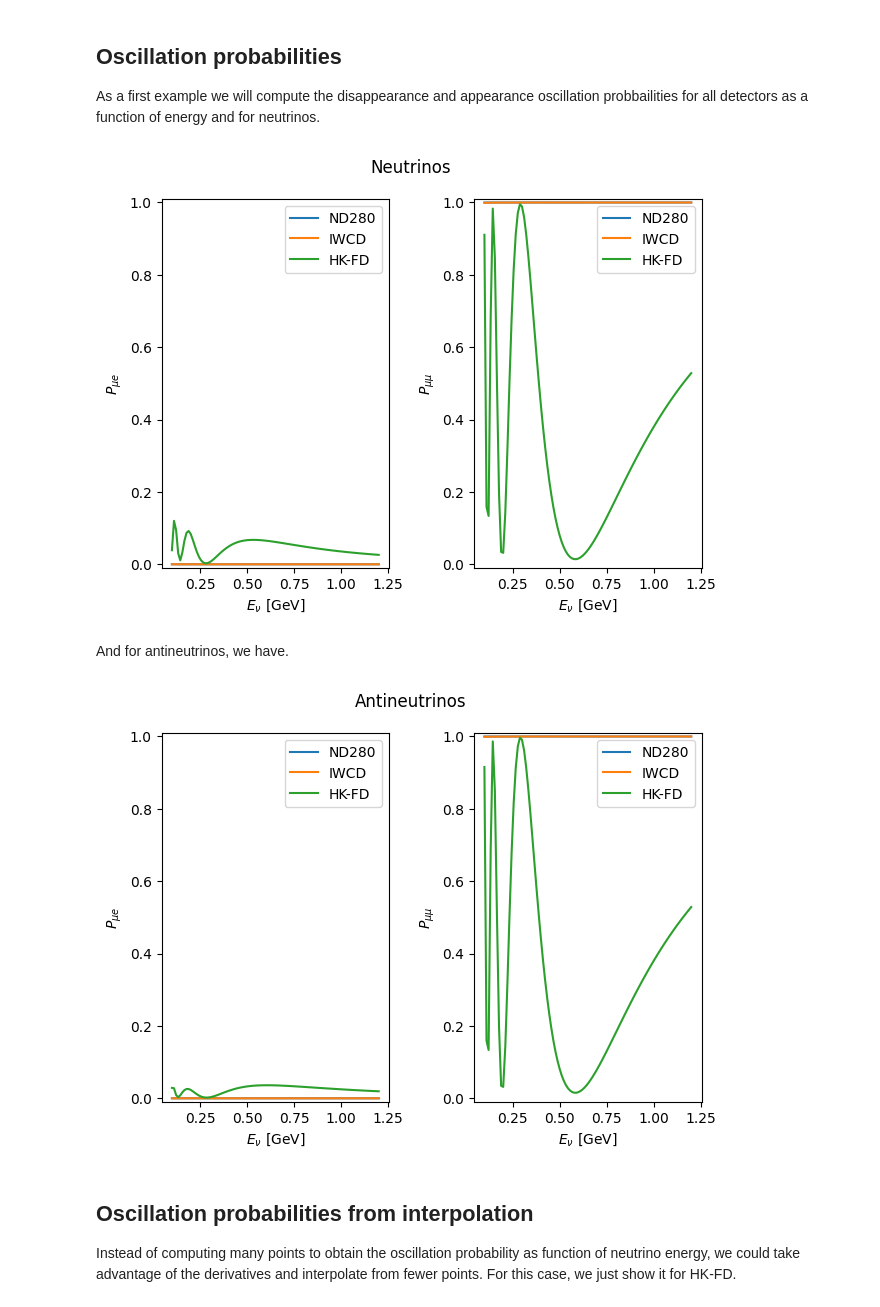
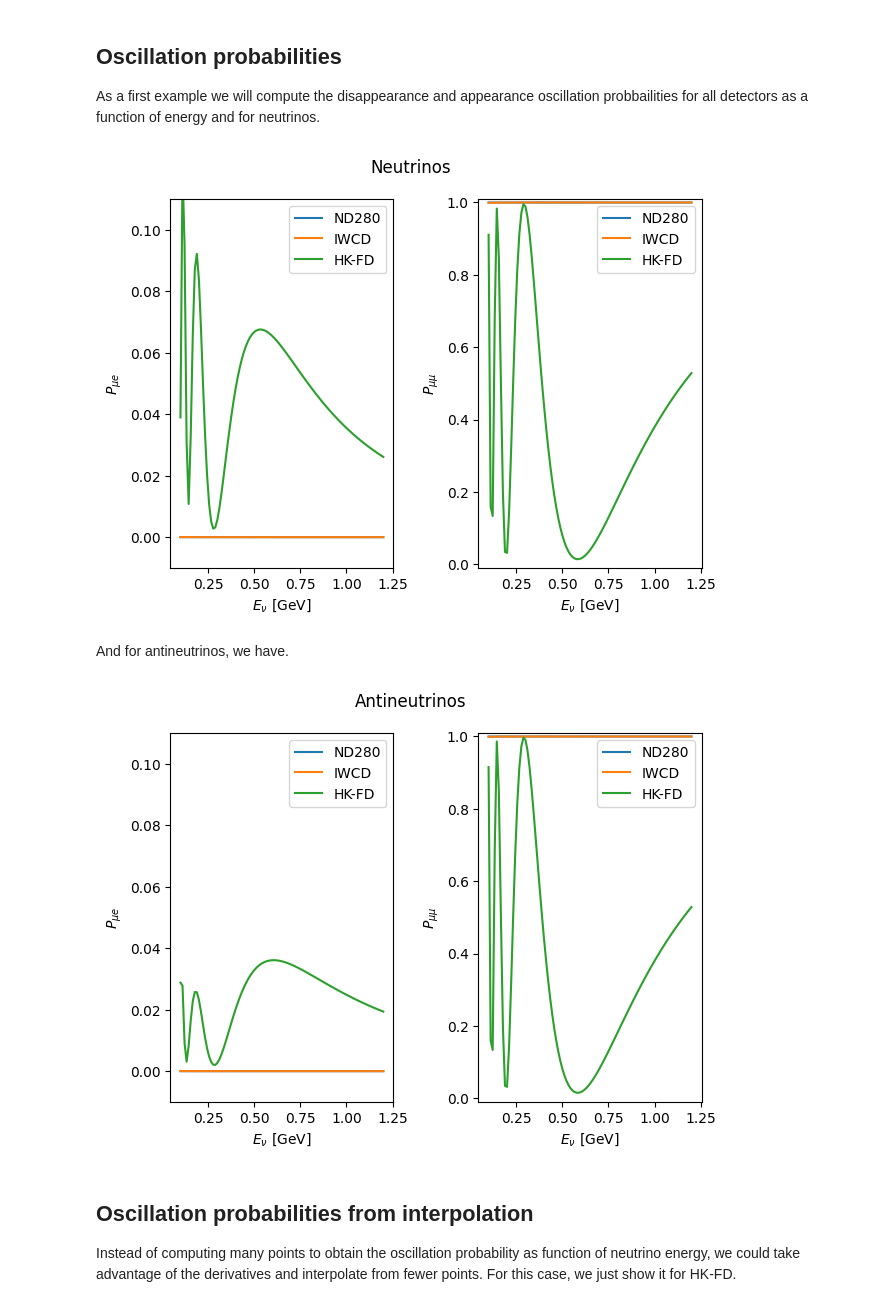
Before and after one commit to pabloferm/CHIC, a Jupyter notebook: examples/python/example.ipynb, the cells around one changed output. Saved outputs shown, nothing was run; the diff lists cells and outputs as text; code cells hidden in the pictures.

```diff
--- a/examples/python/example.ipynb
+++ b/examples/python/example.ipynb
@@ -24,31 +24,31 @@ As a first example we will compute the disappearance and appearance oscillation
 # %%
 P_nu_mumu = {"ND280": np.zeros_like(Enu), "IWCD": np.zeros_like(Enu), "HK-FD": np.zeros_like(Enu)}
 P_nu_mue = {"ND280": np.zeros_like(Enu), "IWCD": np.zeros_like(Enu), "HK-FD": np.zeros_like(Enu)}
 
 ch = pychic.CHIC() # neutrino is default
 for i, E in enumerate(Enu):
     # Take advantage of CHIC caching by looping over baselines inside the energy loop
     for det, L in detectors.items():
         P = ch.compute_oscillations(E, L)
         P_nu_mue[det][i] = P[0][1]
         P_nu_mumu[det][i] = P[1][1]
 del ch
 
 fig, (ax1, ax2) = plt.subplots(1, 2)
 fig.suptitle("Neutrinos")
 for det in detectors.keys():
     ax1.plot(Enu, P_nu_mue[det], label=det)
     ax1.legend()
     ax2.plot(Enu, P_nu_mumu[det], label=det)
     ax2.legend()
 ax1.set(xlabel=r"$E_{\nu}$ [GeV]", ylabel=r"$P_{\mu e}$")
-ax1.set_ylim([-0.01, 1.01])
+ax1.set_ylim([-0.01, 0.11])
 ax2.set(xlabel=r"$E_{\nu}$ [GeV]", ylabel=r"$P_{\mu \mu}$")
 ax2.set_ylim([-0.01, 1.01])
 plt.tight_layout()
 plt.show()
 # %% [output]
-[figure, old version]
+[figure, new version]
 # %% [markdown]
 And for antineutrinos, we have.
 # %%
@@ -72,13 +72,13 @@ for det in detectors.keys():
     ax2.plot(Enu, P_nu_mumu[det], label=det)
     ax2.legend()
 ax1.set(xlabel=r"$E_{\nu}$ [GeV]", ylabel=r"$P_{\mu e}$")
-ax1.set_ylim([-0.01, 1.01])
+ax1.set_ylim([-0.01, 0.11])
 ax2.set(xlabel=r"$E_{\nu}$ [GeV]", ylabel=r"$P_{\mu \mu}$")
 ax2.set_ylim([-0.01, 1.01])
 plt.tight_layout()
 plt.show()
 # %% [output]
-[figure, old version]
+[figure, new version]
 # %% [markdown]
 ## Oscillation probabilities from interpolation
 Instead of computing many points to obtain the oscillation probability as function of neutrino energy, we could take advantage of the derivatives and interpolate from fewer points. For this case, we just show it for HK-FD.
```
Also changed, not shown: parts of 3 cells of this notebook, 8 other files.
